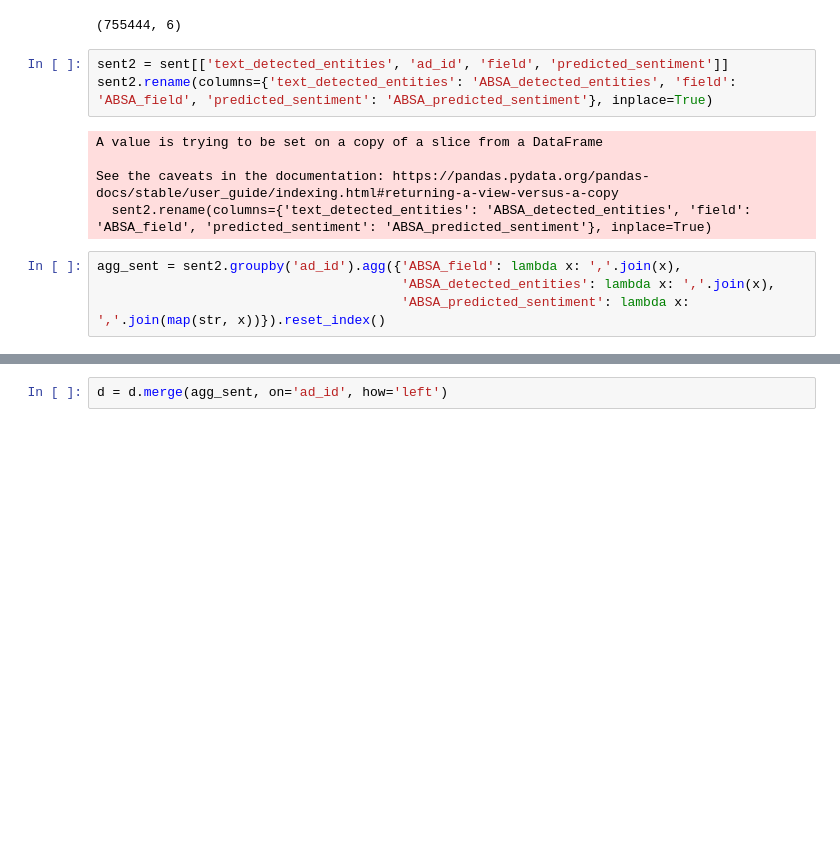
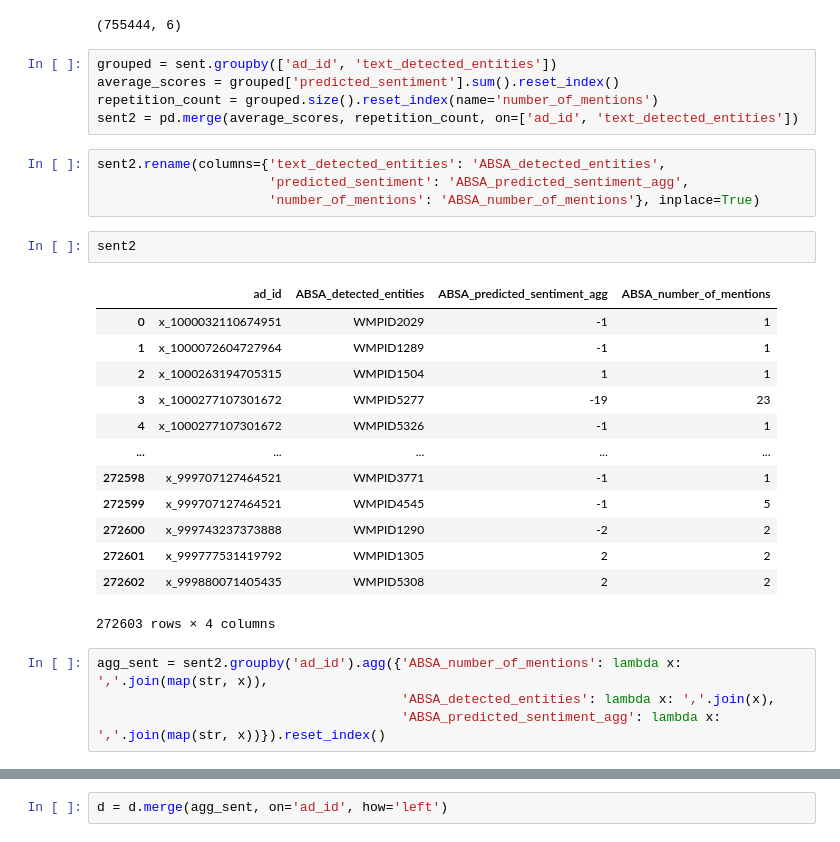
Before and after one commit to Wesleyan-Media-Project/data-post-production, a Jupyter notebook: 01-merge-results/02_merge_final_classification_results/create_fb2022_var.ipynb, the cells around one changed output, grey strips where cells are left out. Cells and saved outputs as stored; diff of their text form; blank space fills up the shorter version.

Commit message:
Updated ABSA fields

```diff
--- a/01-merge-results/02_merge_final_classification_results/create_fb2022_var.ipynb
+++ b/01-merge-results/02_merge_final_classification_results/create_fb2022_var.ipynb
@@ -258,15 +258,32 @@ sent.head(2)
 sent.shape
 # %% [output]
 (755444, 6)
+# %%
+grouped = sent.groupby(['ad_id', 'text_detected_entities'])
+average_scores = grouped['predicted_sentiment'].sum().reset_index()
+repetition_count = grouped.size().reset_index(name='number_of_mentions')
+sent2 = pd.merge(average_scores, repetition_count, on=['ad_id', 'text_detected_entities'])
 # %%
-sent2 = sent[['text_detected_entities', 'ad_id', 'field', 'predicted_sentiment']]
-sent2.rename(columns={'text_detected_entities': 'ABSA_detected_entities', 'field': 'ABSA_field', 'predicted_sentiment': 'ABSA_predicted_sentiment'}, inplace=True)
+sent2.rename(columns={'text_detected_entities': 'ABSA_detected_entities',
+                      'predicted_sentiment': 'ABSA_predicted_sentiment_agg',
+                      'number_of_mentions': 'ABSA_number_of_mentions'}, inplace=True)
-# %% [output]
-A value is trying to be set on a copy of a slice from a DataFrame
-
-See the caveats in the documentation: https://pandas.pydata.org/pandas-docs/stable/user_guide/indexing.html#returning-a-view-versus-a-copy
-  sent2.rename(columns={'text_detected_entities': 'ABSA_detected_entities', 'field': 'ABSA_field', 'predicted_sentiment': 'ABSA_predicted_sentiment'}, inplace=True)
+# %%
+sent2
+# %% [output]
+|  | ad_id | ABSA_detected_entities | ABSA_predicted_sentiment_agg | ABSA_number_of_mentions |
+| 0 | x_1000032110674951 | WMPID2029 | -1 | 1 |
+| 1 | x_1000072604727964 | WMPID1289 | -1 | 1 |
+| 2 | x_1000263194705315 | WMPID1504 | 1 | 1 |
+| 3 | x_1000277107301672 | WMPID5277 | -19 | 23 |
+| 4 | x_1000277107301672 | WMPID5326 | -1 | 1 |
+| ... | ... | ... | ... | ... |
+| 272598 | x_999707127464521 | WMPID3771 | -1 | 1 |
+| 272599 | x_999707127464521 | WMPID4545 | -1 | 5 |
+| 272600 | x_999743237373888 | WMPID1290 | -2 | 2 |
+| 272601 | x_999777531419792 | WMPID1305 | 2 | 2 |
+| 272602 | x_999880071405435 | WMPID5308 | 2 | 2 |
+272603 rows × 4 columns
 # %%
-agg_sent = sent2.groupby('ad_id').agg({'ABSA_field': lambda x: ','.join(x),
+agg_sent = sent2.groupby('ad_id').agg({'ABSA_number_of_mentions': lambda x: ','.join(map(str, x)),
                                        'ABSA_detected_entities': lambda x: ','.join(x),
-                                       'ABSA_predicted_sentiment': lambda x: ','.join(map(str, x))}).reset_index()
+                                       'ABSA_predicted_sentiment_agg': lambda x: ','.join(map(str, x))}).reset_index()
```
Also changed, not shown: parts of 3 cells of this notebook.
